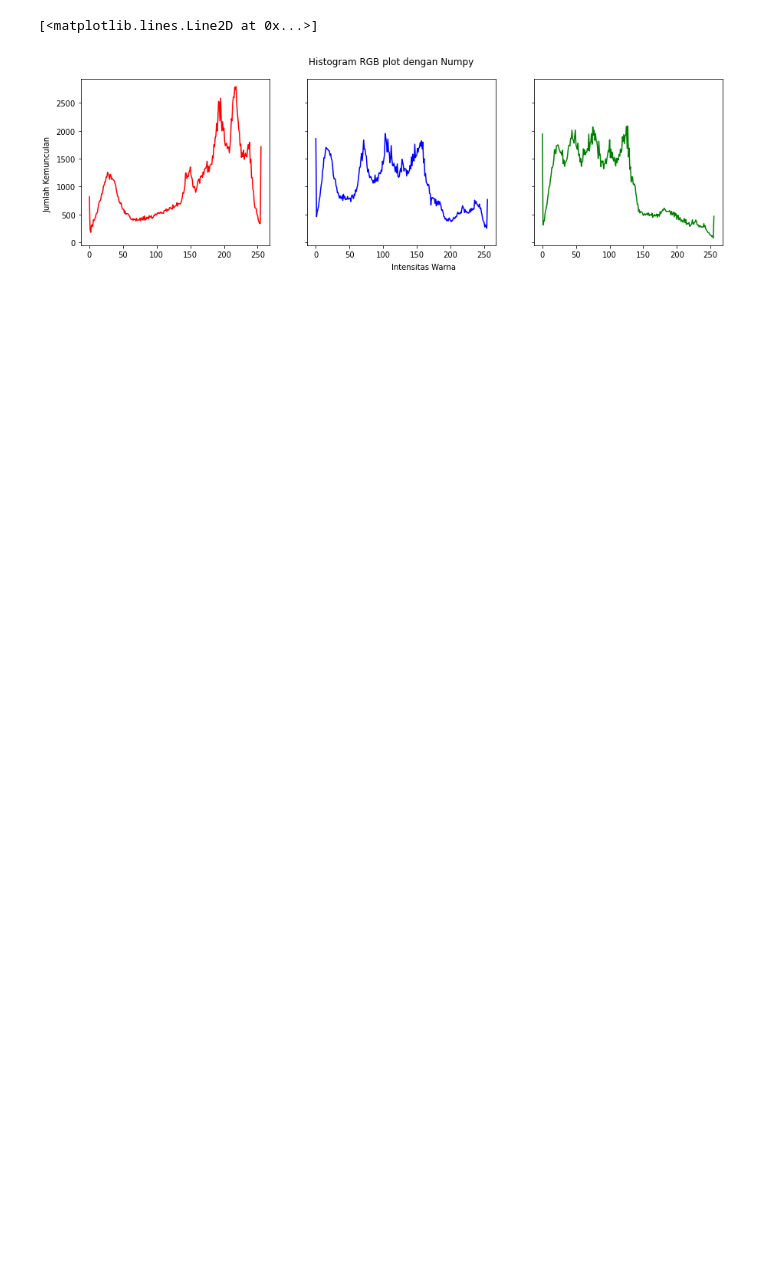
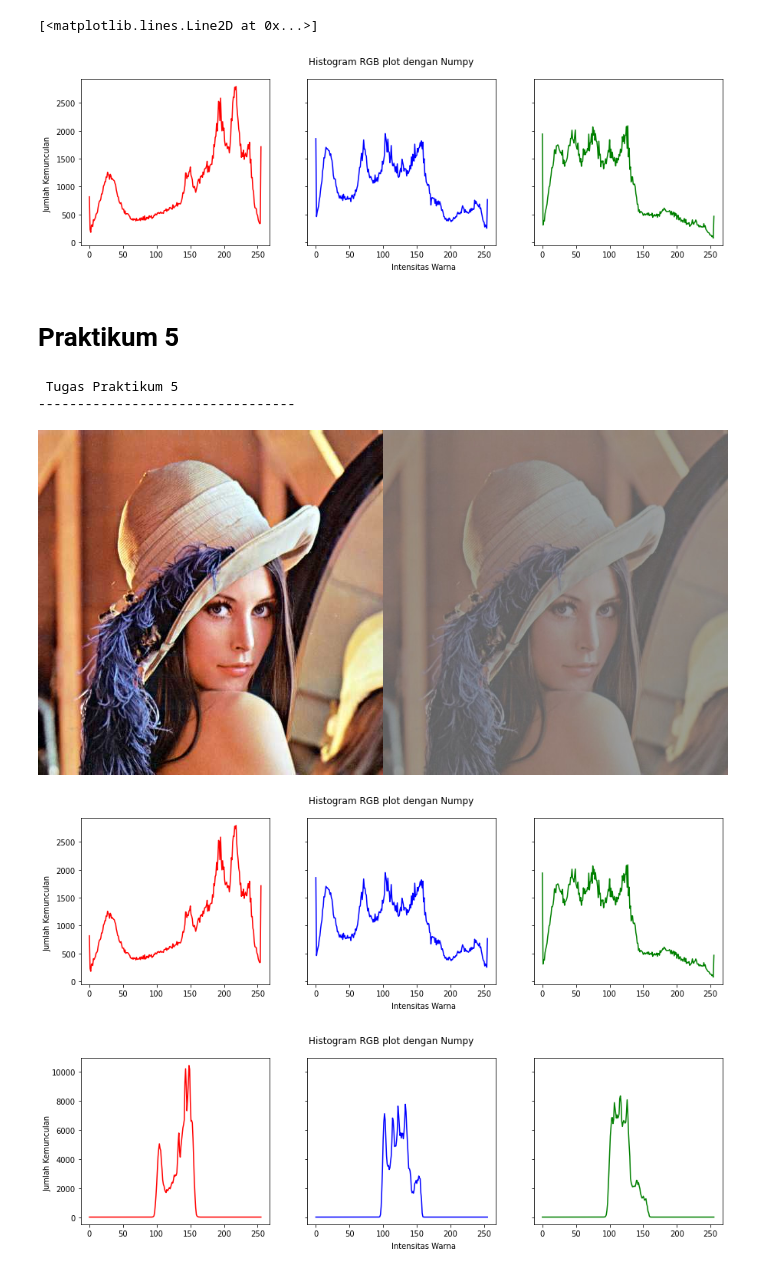
Before and after one commit to Zwarzen/PCVK_Genap_2022, a Jupyter notebook: week6.ipynb, the cells around one changed output. Saved outputs shown, nothing was run; the diff lists cells and outputs as text; code cells hidden in the pictures; blank space fills up the shorter version.

```diff
--- a/week6.ipynb
+++ b/week6.ipynb
@@ -56,3 +60,45 @@ ax_b.plot(bin_edges_r[0:-1], histogram_b, color='Green')
 # %% [output]
 [<matplotlib.lines.Line2D at 0x...>]
 [figure]
+# %% [markdown]
+# Praktikum 5
+# %%
+print(' Tugas Praktikum 5')
+print('---------------------------------')
+
+original = cv.imread('/content/drive/MyDrive/Images/lena.jpg')
+brightness_image = cv.imread('/content/drive/MyDrive/Images/lena_lc.jpg')
+
+# pembuatan Histogram
+histogram_r, bin_edges_r = np.histogram(original[:,:,2], bins=256, range=(0,256))
+histogram_g, bin_edges_g = np.histogram(original[:,:,1], bins=256, range=(0,256))
+histogram_b, bin_edges_b = np.histogram(original[:,:,0], bins=256, range=(0,256))
+
+fig, (ax_r, ax_g, ax_b) = plt.subplots(1, 3, figsize=[15,4], sharex=True, sharey=True)
+fig.suptitle('Histogram RGB plot dengan Numpy')
+fig.text(0.08, 0.45, 'Jumlah Kemunculan', va='center', rotation='vertical')
+fig.text(0.5, 0.03, 'Intensitas Warna', va='center')
+ax_r.plot(bin_edges_r[0:-1], histogram_r, color='Red')
+ax_g.plot(bin_edges_r[0:-1], histogram_g, color='Blue')
+ax_b.plot(bin_edges_r[0:-1], histogram_b, color='Green')
+
+histogram_r, bin_edges_r = np.histogram(brightness_image[:,:,2], bins=256, range=(0,256))
+histogram_g, bin_edges_g = np.histogram(brightness_image[:,:,1], bins=256, range=(0,256))
+histogram_b, bin_edges_b = np.histogram(brightness_image[:,:,0], bins=256, range=(0,256))
+
+fig, (ax_r, ax_g, ax_b) = plt.subplots(1, 3, figsize=[15,4], sharex=True, sharey=True)
+fig.suptitle('Histogram RGB plot dengan Numpy')
+fig.text(0.08, 0.45, 'Jumlah Kemunculan', va='center', rotation='vertical')
+fig.text(0.5, 0.03, 'Intensitas Warna', va='center')
+ax_r.plot(bin_edges_r[0:-1], histogram_r, color='Red')
+ax_g.plot(bin_edges_r[0:-1], histogram_g, color='Blue')
+ax_b.plot(bin_edges_r[0:-1], histogram_b, color='Green')
+
+final_frame = cv.hconcat((original, brightness_image))
+cv2_imshow(final_frame)
+# %% [output]
+ Tugas Praktikum 5
+---------------------------------
+[figure, added]
+[figure, added]
+[figure, added]
```
Also changed, not shown: parts of 6 cells of this notebook.
